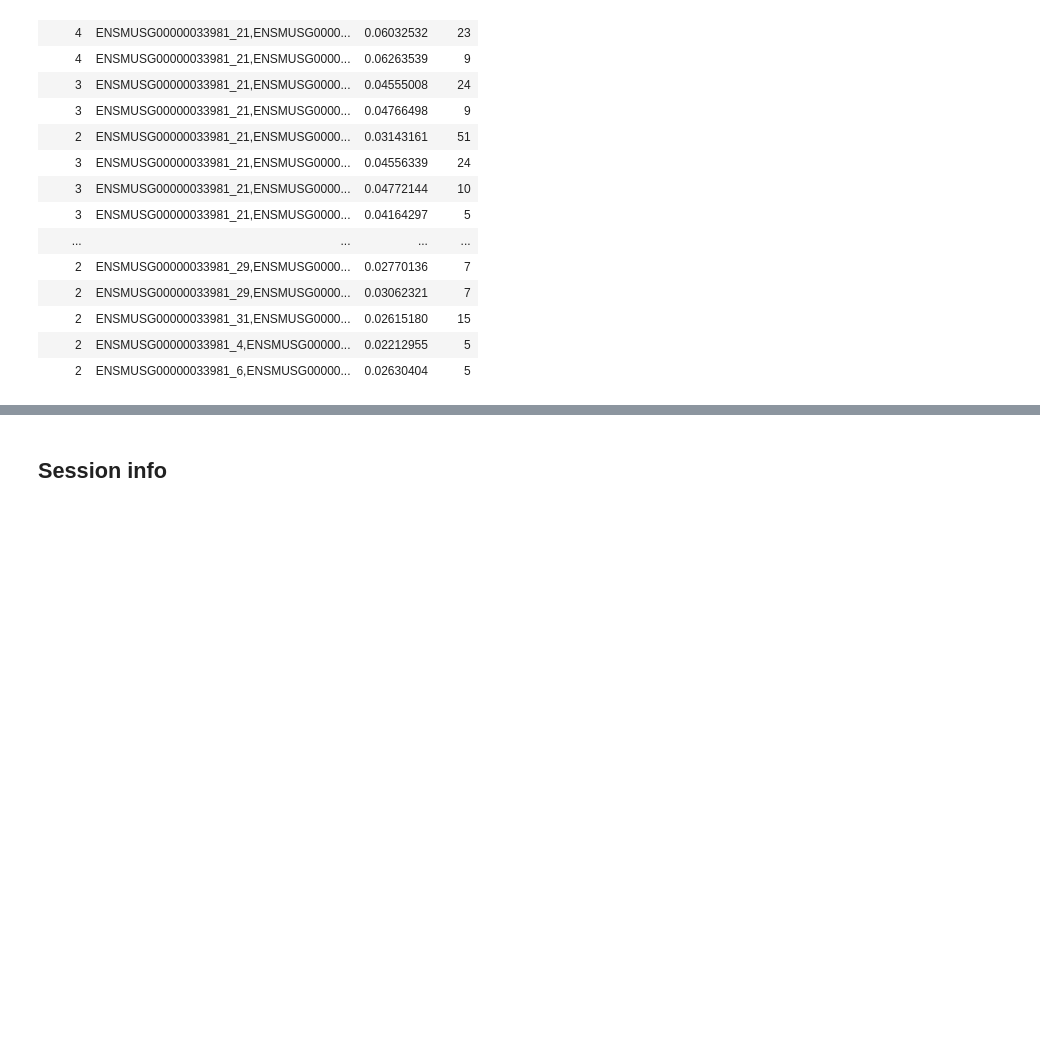
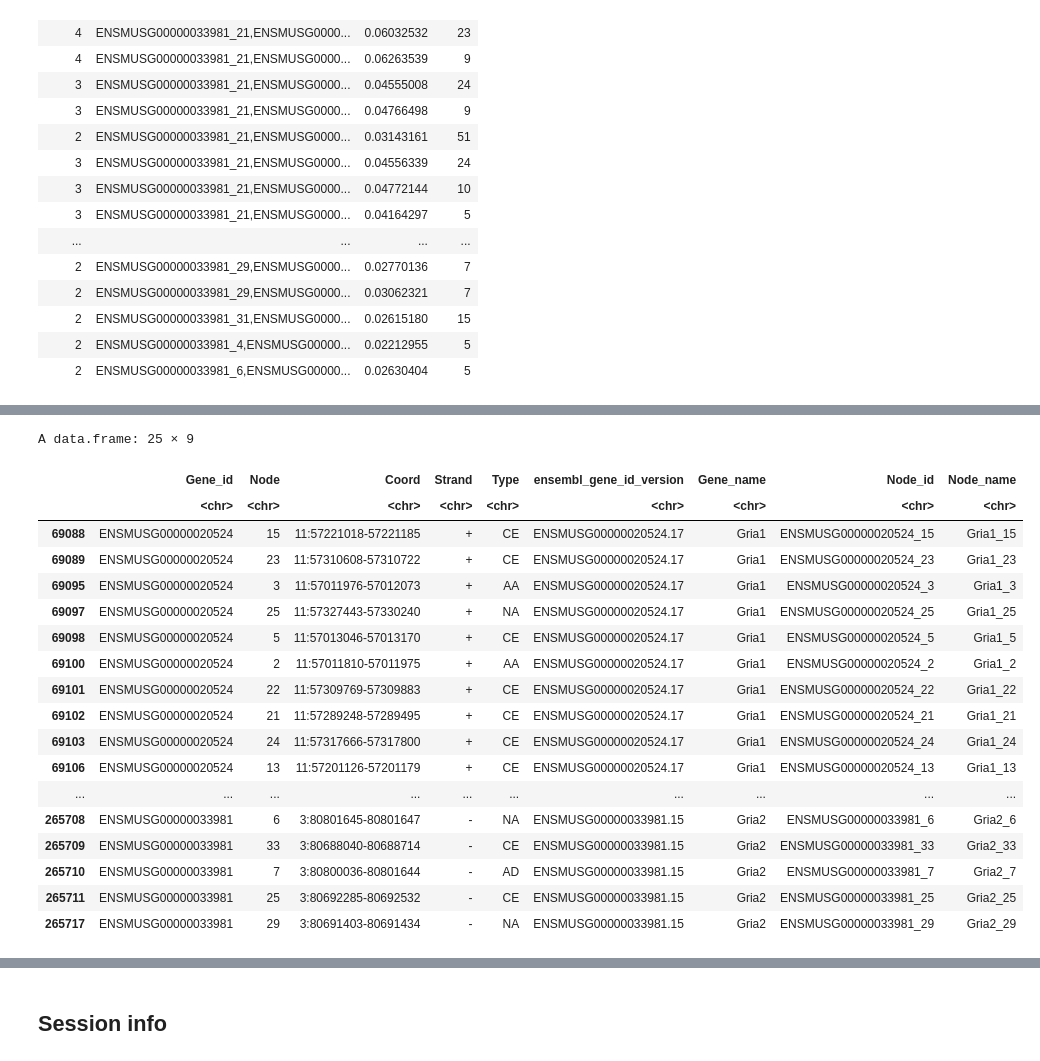
Before and after one commit to hemberg-lab/scfindME, a Jupyter notebook: vignettes/example_workflow.ipynb, the cells around one changed output, grey strips where cells are left out. Saved outputs shown, nothing was run; the diff lists cells and outputs as text; code cells hidden in the pictures; blank space fills up the shorter version.

```diff
--- a/vignettes/example_workflow.ipynb
+++ b/vignettes/example_workflow.ipynb
@@ -557,0 +585,22 @@ A data.frame: 102 × 4
+# %%
+nodes.new
+# %% [output]
+A data.frame: 25 × 9
+|  | Gene_id | Node | Coord | Strand | Type | ensembl_gene_id_version | Gene_name | Node_id | Node_name |
+|  | <chr> | <chr> | <chr> | <chr> | <chr> | <chr> | <chr> | <chr> | <chr> |
+| 69088 | ENSMUSG00000020524 | 15 | 11:57221018-57221185 | + | CE | ENSMUSG00000020524.17 | Gria1 | ENSMUSG00000020524_15 | Gria1_15 |
+| 69089 | ENSMUSG00000020524 | 23 | 11:57310608-57310722 | + | CE | ENSMUSG00000020524.17 | Gria1 | ENSMUSG00000020524_23 | Gria1_23 |
+| 69095 | ENSMUSG00000020524 | 3 | 11:57011976-57012073 | + | AA | ENSMUSG00000020524.17 | Gria1 | ENSMUSG00000020524_3 | Gria1_3 |
+| 69097 | ENSMUSG00000020524 | 25 | 11:57327443-57330240 | + | NA | ENSMUSG00000020524.17 | Gria1 | ENSMUSG00000020524_25 | Gria1_25 |
+| 69098 | ENSMUSG00000020524 | 5 | 11:57013046-57013170 | + | CE | ENSMUSG00000020524.17 | Gria1 | ENSMUSG00000020524_5 | Gria1_5 |
+| 69100 | ENSMUSG00000020524 | 2 | 11:57011810-57011975 | + | AA | ENSMUSG00000020524.17 | Gria1 | ENSMUSG00000020524_2 | Gria1_2 |
+| 69101 | ENSMUSG00000020524 | 22 | 11:57309769-57309883 | + | CE | ENSMUSG00000020524.17 | Gria1 | ENSMUSG00000020524_22 | Gria1_22 |
+| 69102 | ENSMUSG00000020524 | 21 | 11:57289248-57289495 | + | CE | ENSMUSG00000020524.17 | Gria1 | ENSMUSG00000020524_21 | Gria1_21 |
+| 69103 | ENSMUSG00000020524 | 24 | 11:57317666-57317800 | + | CE | ENSMUSG00000020524.17 | Gria1 | ENSMUSG00000020524_24 | Gria1_24 |
+| 69106 | ENSMUSG00000020524 | 13 | 11:57201126-57201179 | + | CE | ENSMUSG00000020524.17 | Gria1 | ENSMUSG00000020524_13 | Gria1_13 |
+| ... | ... | ... | ... | ... | ... | ... | ... | ... | ... |
+| 265708 | ENSMUSG00000033981 | 6 | 3:80801645-80801647 | - | NA | ENSMUSG00000033981.15 | Gria2 | ENSMUSG00000033981_6 | Gria2_6 |
+| 265709 | ENSMUSG00000033981 | 33 | 3:80688040-80688714 | - | CE | ENSMUSG00000033981.15 | Gria2 | ENSMUSG00000033981_33 | Gria2_33 |
+| 265710 | ENSMUSG00000033981 | 7 | 3:80800036-80801644 | - | AD | ENSMUSG00000033981.15 | Gria2 | ENSMUSG00000033981_7 | Gria2_7 |
+| 265711 | ENSMUSG00000033981 | 25 | 3:80692285-80692532 | - | CE | ENSMUSG00000033981.15 | Gria2 | ENSMUSG00000033981_25 | Gria2_25 |
+| 265717 | ENSMUSG00000033981 | 29 | 3:80691403-80691434 | - | NA | ENSMUSG00000033981.15 | Gria2 | ENSMUSG00000033981_29 | Gria2_29 |
```
Also changed, not shown: parts of 7 cells of this notebook, 3 other files.
